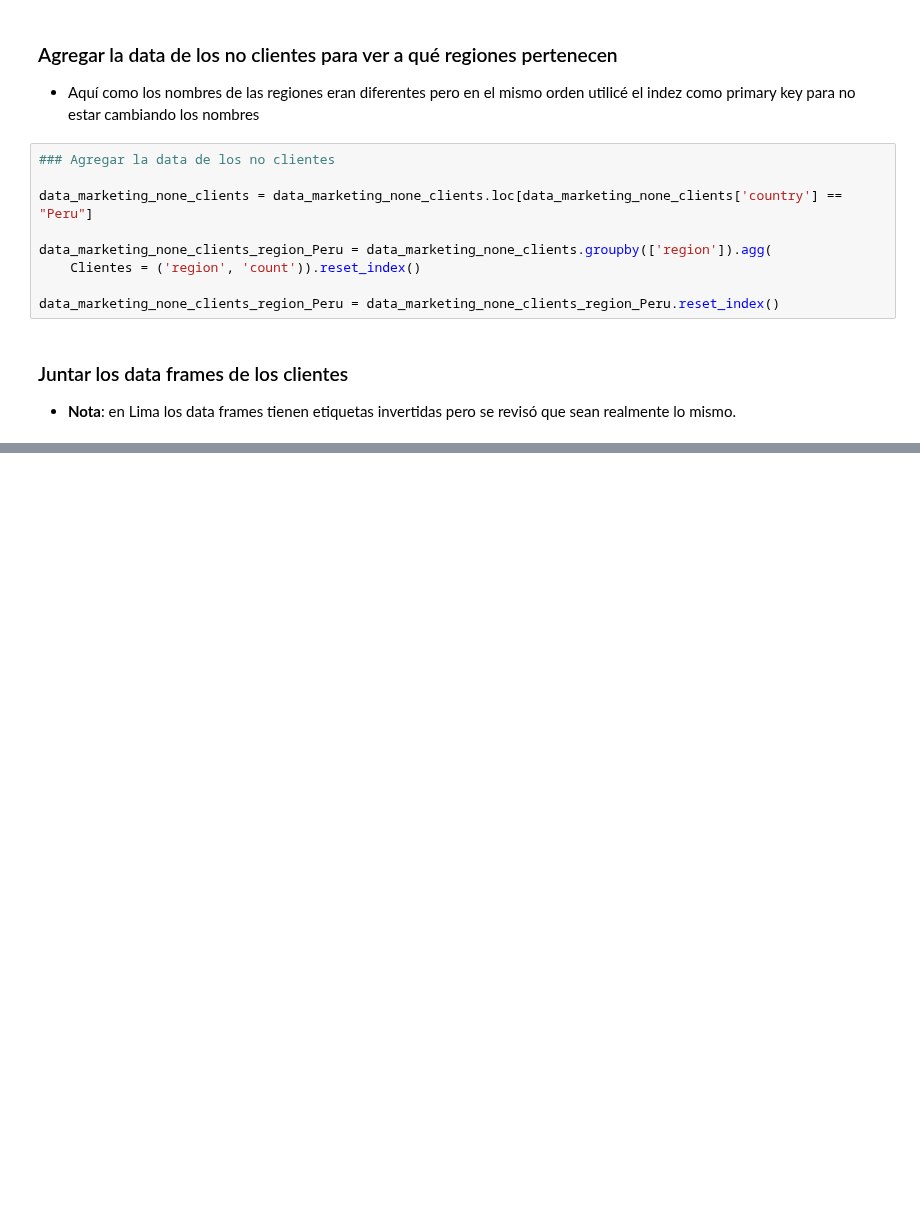
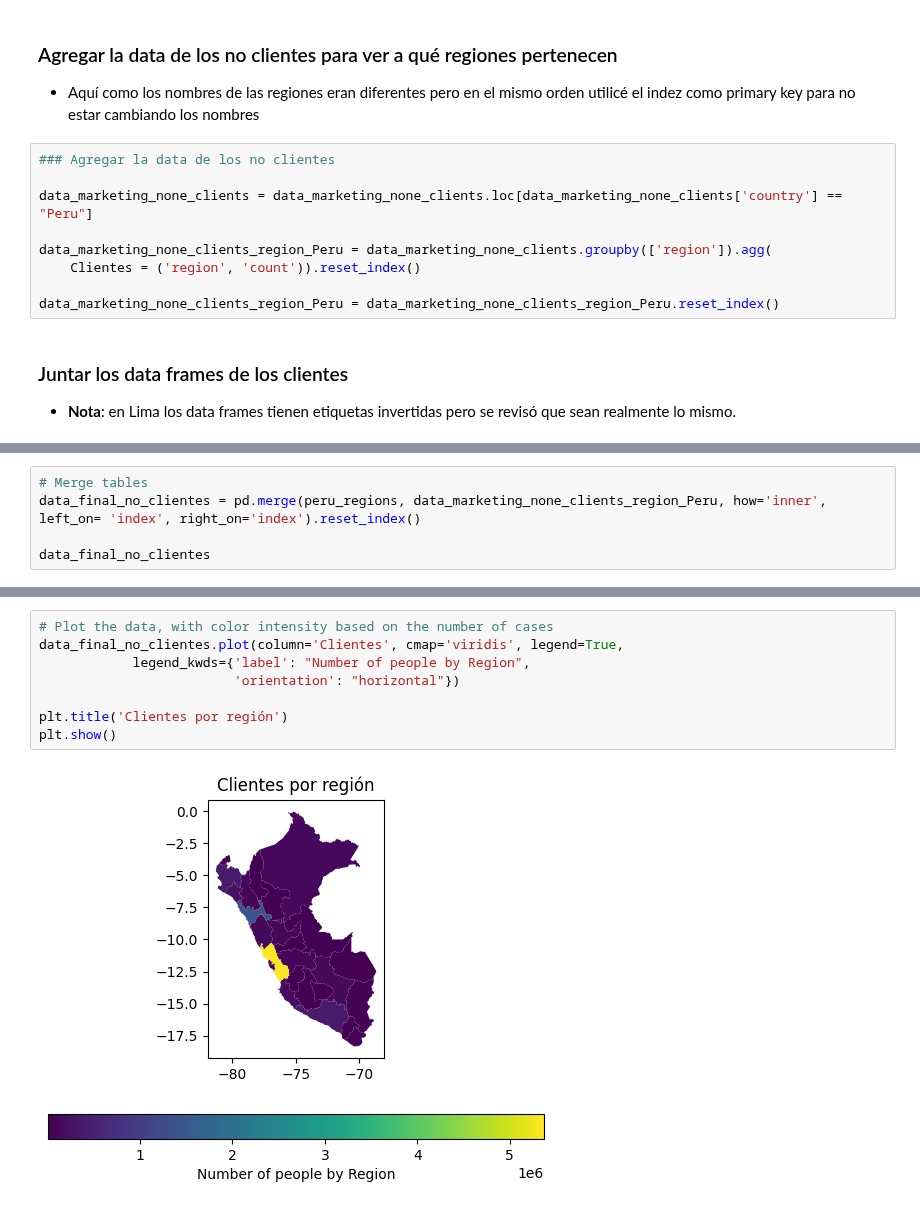
Before and after one commit to jsaraviadrago/Misc-Portfolio, a Jupyter notebook: Script_Peru_region_map.ipynb, the cells around one changed output, grey strips where cells are left out. Drawn from its saved outputs; the diff is of its cells as text; blank space fills up the shorter version.

```diff
--- a/Script_Peru_region_map.ipynb
+++ b/Script_Peru_region_map.ipynb
@@ -102,0 +129,5 @@ plt.show()
+# %%
+# Merge tables
+data_final_no_clientes = pd.merge(peru_regions, data_marketing_none_clients_region_Peru, how='inner', left_on= 'index', right_on='index').reset_index()
+
+data_final_no_clientes
@@ -102,0 +152,10 @@ plt.show()
+# %%
+# Plot the data, with color intensity based on the number of cases
+data_final_no_clientes.plot(column='Clientes', cmap='viridis', legend=True,
+            legend_kwds={'label': "Number of people by Region",
+                         'orientation': "horizontal"})
+
+plt.title('Clientes por región')
+plt.show()
+# %% [output]
+[figure, added]
```
Also changed, not shown: parts of 6 cells of this notebook.
